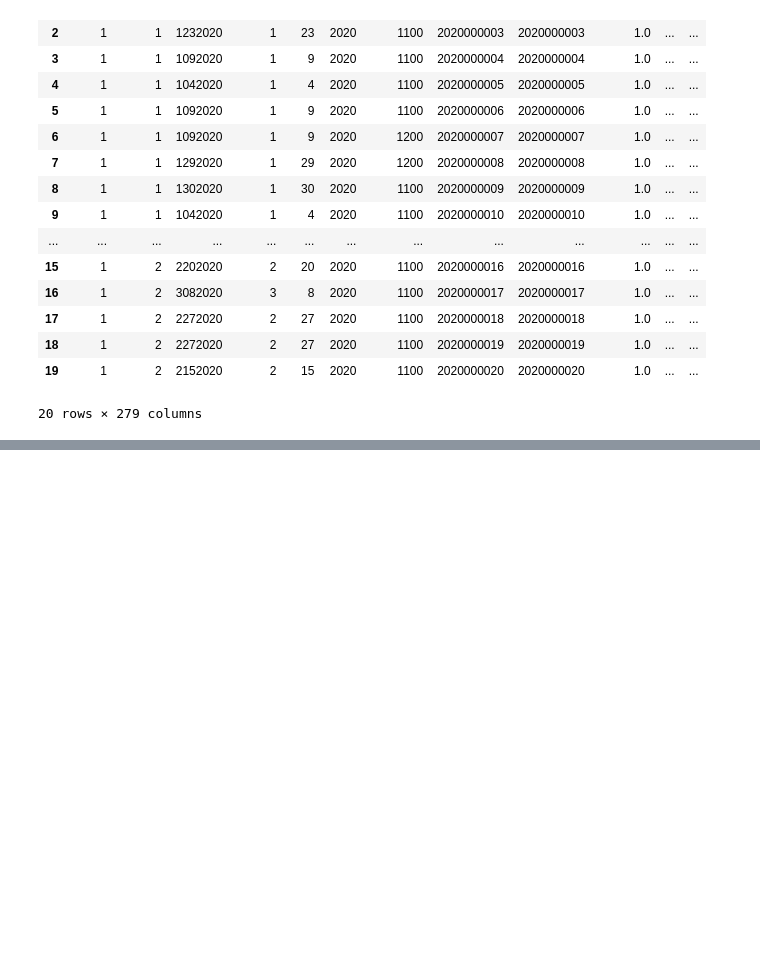
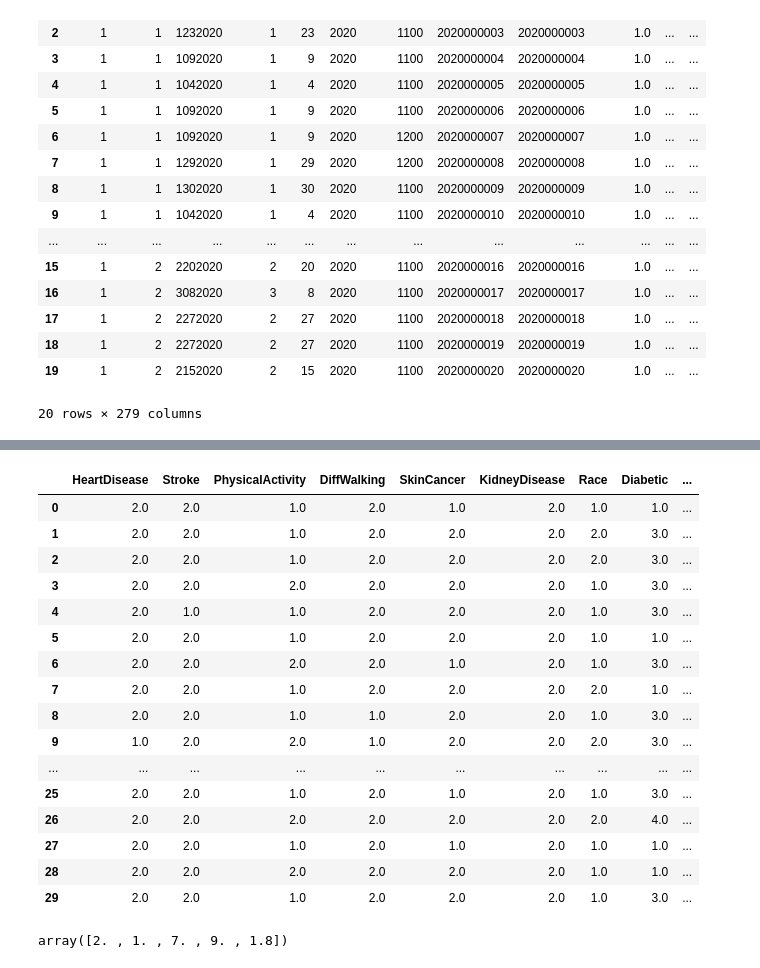
Before and after one commit to yahyamomtaz/Heart-Attack-Project, a Jupyter notebook: heart-attack-complete-project.ipynb, the cells around one changed output, grey strips where cells are left out. Cells and saved outputs as stored; diff of their text form; code cells hidden in the pictures; blank space fills up the shorter version.

```diff
--- a/heart-attack-complete-project.ipynb
+++ b/heart-attack-complete-project.ipynb
@@ -118,0 +218,9 @@ df = df[columns_to_keep]
+# %%
+# Specify the number of neighbors (k) to consider
+k = 5
+
+# Create a KNNImputer object with categorical handling strategy
+imputer = KNNImputer(n_neighbors=k, weights="uniform", metric="nan_euclidean")
+df_imputed = imputer.fit_transform(cat_dummies)
+# %%
+df_imputed = pd.DataFrame(df_imputed, columns = cat_dummies.columns)
@@ -119,3 +267,31 @@ df = df[columns_to_keep]
+# %%
+df_imputed = scaler.inverse_transform(df_imputed)
+# %%
+df_imputed = pd.DataFrame(df_imputed, columns = cat_dummies.columns)
+# %%
+df_imputed.head(30)
+# %% [output]
+|  | HeartDisease | Stroke | PhysicalActivity | DiffWalking | SkinCancer | KidneyDisease | Race | Diabetic | ... |
+| 0 | 2.0 | 2.0 | 1.0 | 2.0 | 1.0 | 2.0 | 1.0 | 1.0 | ... |
+| 1 | 2.0 | 2.0 | 1.0 | 2.0 | 2.0 | 2.0 | 2.0 | 3.0 | ... |
+| 2 | 2.0 | 2.0 | 1.0 | 2.0 | 2.0 | 2.0 | 2.0 | 3.0 | ... |
+| 3 | 2.0 | 2.0 | 2.0 | 2.0 | 2.0 | 2.0 | 1.0 | 3.0 | ... |
+| 4 | 2.0 | 1.0 | 1.0 | 2.0 | 2.0 | 2.0 | 1.0 | 3.0 | ... |
+| 5 | 2.0 | 2.0 | 1.0 | 2.0 | 2.0 | 2.0 | 1.0 | 1.0 | ... |
+| 6 | 2.0 | 2.0 | 2.0 | 2.0 | 1.0 | 2.0 | 1.0 | 3.0 | ... |
+| 7 | 2.0 | 2.0 | 1.0 | 2.0 | 2.0 | 2.0 | 2.0 | 1.0 | ... |
+| 8 | 2.0 | 2.0 | 1.0 | 1.0 | 2.0 | 2.0 | 1.0 | 3.0 | ... |
+| 9 | 1.0 | 2.0 | 2.0 | 1.0 | 2.0 | 2.0 | 2.0 | 3.0 | ... |
+| ... | ... | ... | ... | ... | ... | ... | ... | ... | ... |
+| 25 | 2.0 | 2.0 | 1.0 | 2.0 | 1.0 | 2.0 | 1.0 | 3.0 | ... |
+| 26 | 2.0 | 2.0 | 2.0 | 2.0 | 2.0 | 2.0 | 2.0 | 4.0 | ... |
+| 27 | 2.0 | 2.0 | 1.0 | 2.0 | 1.0 | 2.0 | 1.0 | 1.0 | ... |
+| 28 | 2.0 | 2.0 | 2.0 | 2.0 | 2.0 | 2.0 | 1.0 | 1.0 | ... |
+| 29 | 2.0 | 2.0 | 1.0 | 2.0 | 2.0 | 2.0 | 1.0 | 3.0 | ... |
+# %%
+df_imputed['HeartDisease'].unique()
+# %% [output]
+array([2. , 1. , 7. , 9. , 1.8])
 # %%
 value_mapping = {
     'HeartDisease': {1:'Yes', 2:'No', 7:'Not Clear', 9:'Refused'},
```
Also changed, not shown: parts of 34 cells of this notebook.
